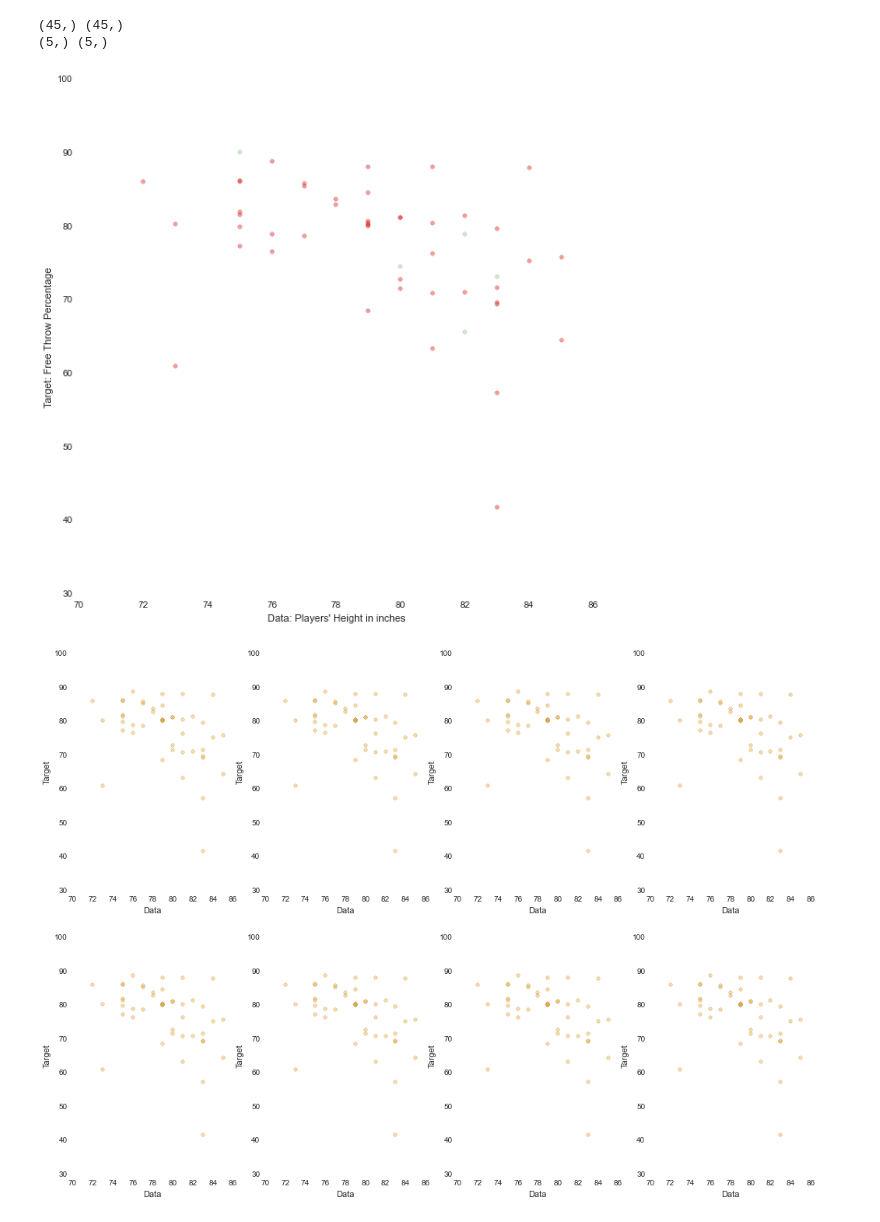
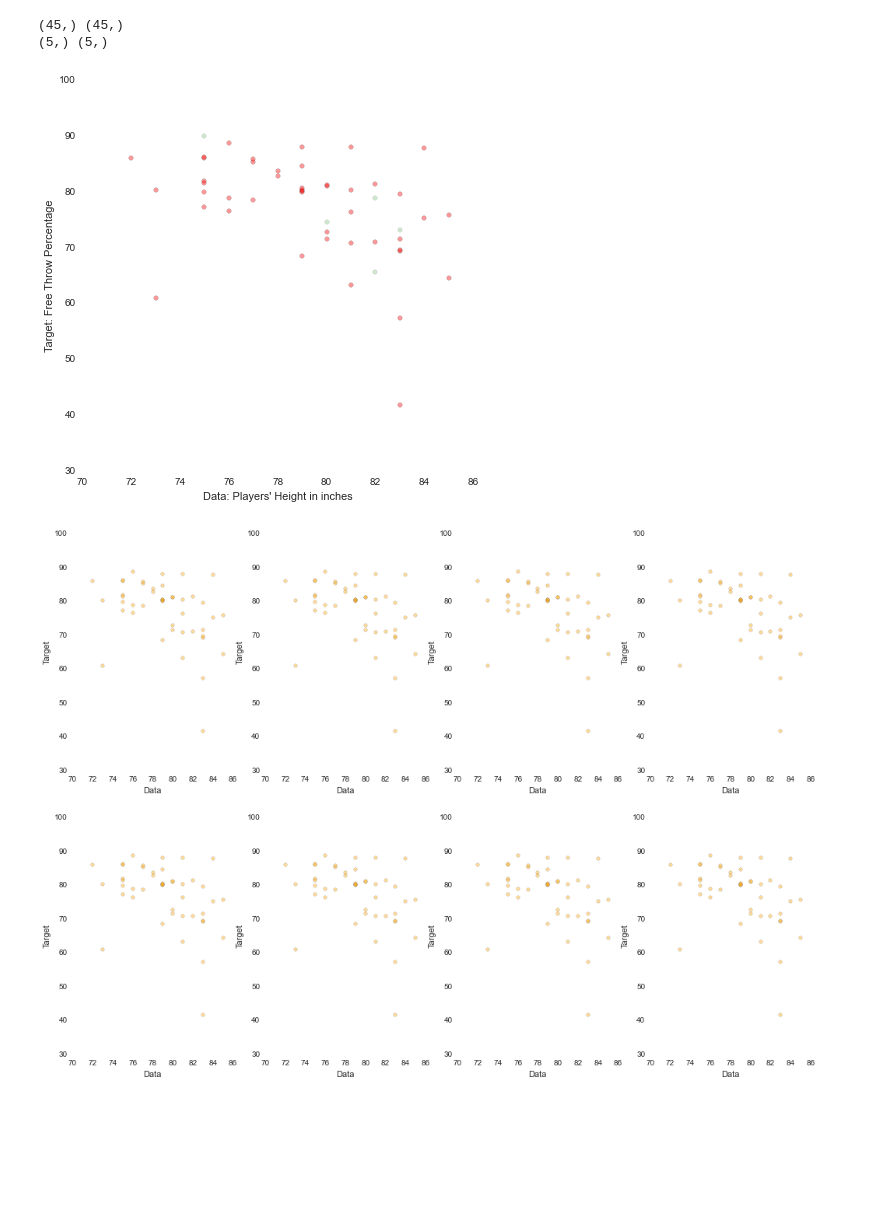
Before and after one commit to xuhang57/spring-2015-homeworks, a Jupyter notebook: submissions/Homework-6/Final Project on NBA Statistics.ipynb, the cells around one changed output. Drawn from its saved outputs; the diff is of its cells as text; code cells hidden in the pictures; blank space fills up the shorter version.

```diff
--- a/submissions/Homework-6/Final Project on NBA Statistics.ipynb
+++ b/submissions/Homework-6/Final Project on NBA Statistics.ipynb
@@ -160,0 +206,14 @@ heights_freethrows
+# %%
+for idx, row in playerStat.iterrows():
+    if idx < 10:
+        playerStat.ix[idx,'position']='1'
+    elif idx < 20:
+        playerStat.ix[idx,'position']='2'
+    elif  idx < 30:
+        playerStat.ix[idx,'position']='3'
+    elif idx < 40:
+        playerStat.ix[idx,'position']='4'
+    else:
+        playerStat.ix[idx,'position']='5'
+
+playerStat
@@ -170,11 +249,11 @@ parse_height('6\'3')
 75.0
 # %%
 # heights_freethrows.info()
-heights_freethrows['HeightsNum'] = heights_freethrows['Heights'].str.replace('-', '\'')
-heights_freethrows["HeightsNum"] = heights_freethrows["HeightsNum"].apply(lambda x:parse_height(x))
+playerStat['HeightsNum'] = playerStat['Heights'].str.replace('-', '\'')
+playerStat["HeightsNum"] = playerStat["HeightsNum"].apply(lambda x:parse_height(x))
 
-heights_freethrows = heights_freethrows.convert_objects(convert_numeric=True)
-heights_freethrows.info()
+playerStat = playerStat.convert_objects(convert_numeric=True)
+playerStat.info()
 # %% [output]
 <class 'pandas.core.frame.DataFrame'>
 Int64Index: 50 entries, 0 to 49
@@ -219,7 +345,7 @@ HeightsNum  0.929805  1.008538
 Parameters: HeightsNum    0.969172
 dtype: float64
 # %%
-X, y = utils.shuffle(heights_freethrows['HeightsNum'], heights_freethrows['FT_PCT'] *100, random_state=1)
+X, y = utils.shuffle(playerStat['HeightsNum'], playerStat['FT_PCT'] *100, random_state=1)
 # %%
 X_train, X_test, y_train, y_test = cross_validation.train_test_split(X, y, test_size=0.1, random_state=0)
 print(X_train.shape), y_train.shape
@@ -228,15 +354,15 @@ print(X_test.shape), y_test.shape
 (45,) (45,)
 (5,) (5,)
 # %%
-fig, axes = plt.subplots(figsize=(10,10))
+fig, axes = plt.subplots(figsize=(7,7))
 subX_train = X_train
 subX_test = X_test
 plt.scatter(subX_train, y_train, c="red", alpha=0.4, linewidths=0.3)
 plt.scatter(subX_test, y_test, c="green", alpha=0.2, linewidths=0.3)
 plt.xlabel('Data: Players\' Height in inches')
 plt.ylabel('Target: Free Throw Percentage');
 # %% [output]
-[figure, old version]
+[figure, new version]
 # %%
 fig, axes = plt.subplots(2,4,figsize=(17,12))
 
```
Also changed, not shown: parts of 50 cells of this notebook, 1 other file.
